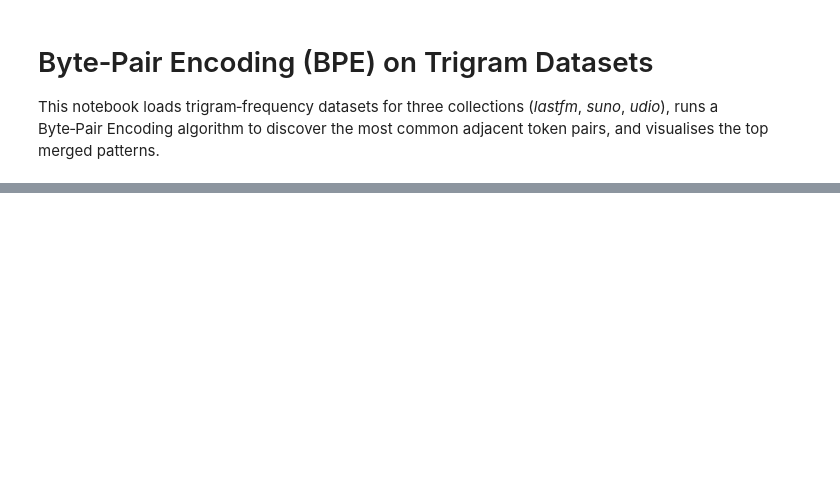
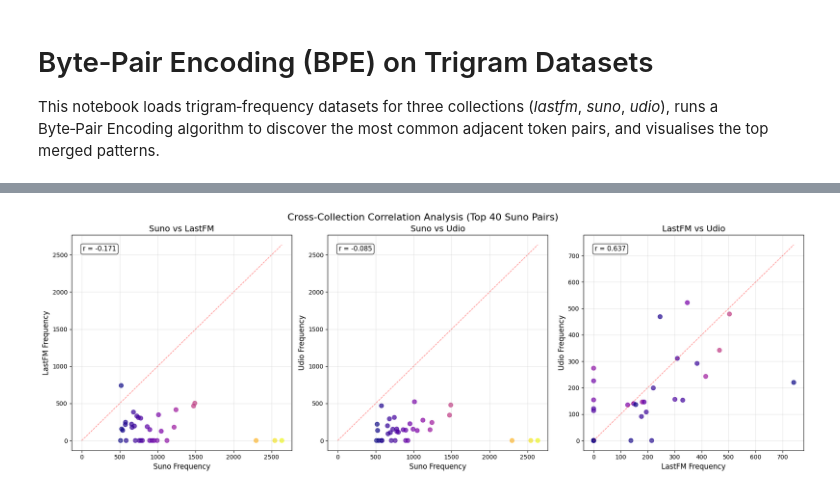
Before and after one commit to Dazzid/Aimir_Structure, a Jupyter notebook: src/byte_pair_encoding_trigrams.ipynb, the cells around one changed output, grey strips where cells are left out. Cells and saved outputs as stored; diff of their text form; code cells hidden in the pictures; blank space fills up the shorter version.

```diff
--- a/src/byte_pair_encoding_trigrams.ipynb
+++ b/src/byte_pair_encoding_trigrams.ipynb
@@ -250,0 +436,65 @@ plt.show()
+# %%
+# 🚀 BONUS: Scatter plot analysis - sperm splattered all over this code!
+fig, axes = plt.subplots(1, 3, figsize=(18, 6))
+
+# Extract frequencies for easier plotting
+lastfm_freqs = freq_mat[:, 0]  # column 0 = lastfm
+suno_freqs = freq_mat[:, 1]    # column 1 = suno
+udio_freqs = freq_mat[:, 2]    # column 2 = udio
+
+comparisons = [
+    (suno_freqs, lastfm_freqs, 'Suno vs LastFM', 'Suno Frequency', 'LastFM Frequency'),
+    (suno_freqs, udio_freqs, 'Suno vs Udio', 'Suno Frequency', 'Udio Frequency'),
+    (lastfm_freqs, udio_freqs, 'LastFM vs Udio', 'LastFM Frequency', 'Udio Frequency')
+]
+
+for i, (x_data, y_data, title, xlabel, ylabel) in enumerate(comparisons):
+    ax = axes[i]
+
+    # Create scatter plot
+    scatter = ax.scatter(x_data, y_data, alpha=0.7, s=50, c=suno_freqs, cmap='plasma')
+
+    # Add diagonal line for reference (perfect correlation)
+    max_val = max(max(x_data), max(y_data))
+    ax.plot([0, max_val], [0, max_val], 'r--', alpha=0.5, linewidth=1)
+
+    # Labels and formatting
+    ax.set_xlabel(xlabel, fontsize=12)
+    ax.set_ylabel(ylabel, fontsize=12)
+    ax.set_title(title, fontsize=14)
+    ax.grid(True, alpha=0.3)
+
+    # Add correlation coefficient
+    correlation = np.corrcoef(x_data, y_data)[0, 1]
+    ax.text(0.05, 0.95, f'r = {correlation:.3f}', transform=ax.transAxes,
+            fontsize=11, verticalalignment='top', bbox=dict(boxstyle='round', facecolor='white', alpha=0.8))
+
+plt.tight_layout()
+plt.suptitle(f'Cross-Collection Correlation Analysis (Top {num} Suno Pairs)', fontsize=16, y=1.02)
+plt.show()
+
+# 🎪 Extra spicy analysis: Which pairs show the biggest differences?
+print("\n🔥 Most divergent patterns (high in one collection, low in others):")
+
+for i, pair in enumerate(pair_labels[:10]):  # top 10 for brevity
+    lastfm, suno, udio = freq_mat[i]
+
+    # Calculate coefficient of variation (std/mean) to find most variable
+    freqs = [lastfm, suno, udio]
+    if sum(freqs) > 0:  # avoid division by zero
+        cv = np.std(freqs) / np.mean(freqs)
+        max_col = COLLECTIONS[np.argmax(freqs)]
+        print(f"{pair:<40} | CV: {cv:.2f} | Dominant in: {max_col} ({max(freqs)})")
+
+print("\n💫 Perfect overlaps (similar frequencies across all collections):")
+for i, pair in enumerate(pair_labels):
+    lastfm, suno, udio = freq_mat[i]
+    if min(lastfm, suno, udio) > 50:  # all collections have decent frequency
+        cv = np.std([lastfm, suno, udio]) / np.mean([lastfm, suno, udio])
+        if cv < 0.5:  # low coefficient of variation = similar across collections
+            print(f"{pair:<40} | LastFM: {lastfm}, Suno: {suno}, Udio: {udio}")
+            if len([p for p in pair_labels if np.std(freq_mat[pair_labels.index(p)]) / np.mean(freq_mat[pair_labels.index(p)]) < 0.5
+                   and min(freq_mat[pair_labels.index(p)]) > 50]) > 5:
+                break  # don't spam too many
+# %% [output]
+[figure, added]
```
Also changed, not shown: parts of 8 cells of this notebook, 2 other files.
